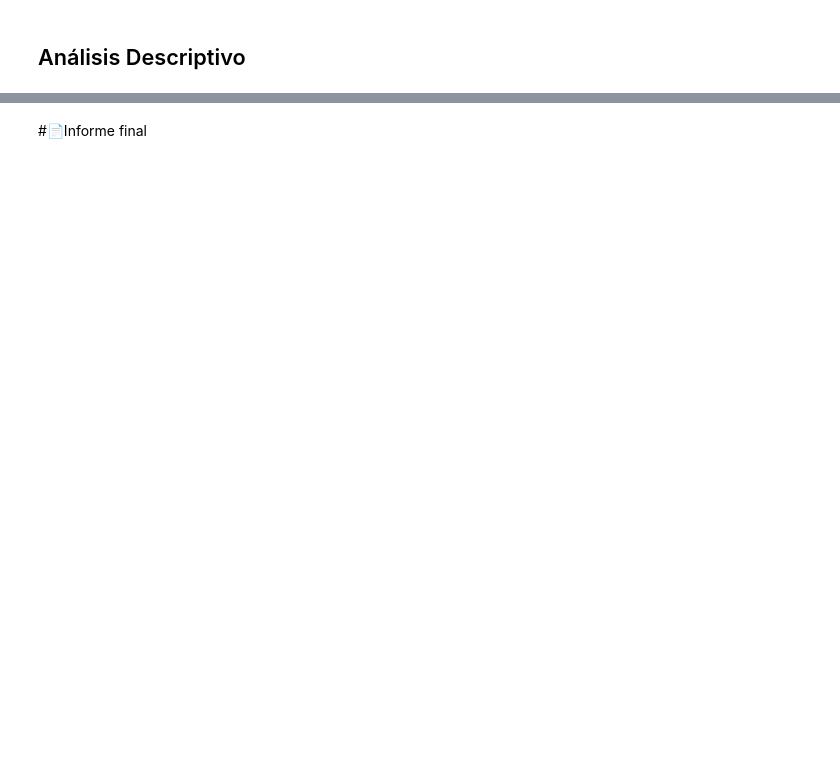
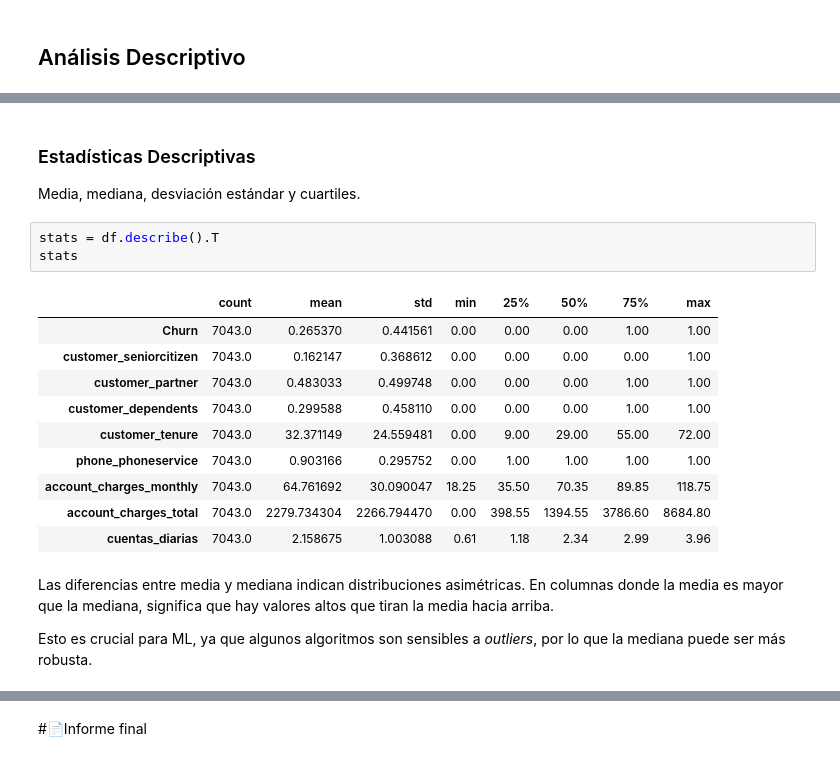
Before and after one commit to marianoInsa/ONE-TelecomX, a Jupyter notebook: Challenge-TelecomX.ipynb, the cells around one changed output, grey strips where cells are left out. Cells and saved outputs as stored; diff of their text form; blank space fills up the shorter version.

Commit message:
add: estadísticas descriptivas

```diff
--- a/Challenge-TelecomX.ipynb
+++ b/Challenge-TelecomX.ipynb
@@ -680,0 +743,22 @@ cargar_datos("csv", transformed_df, "telecom_data_processed.csv")
+# %% [markdown]
+### Estadísticas Descriptivas
+
+Media, mediana, desviación estándar y cuartiles.
+# %%
+stats = df.describe().T
+stats
+# %% [output]
+|  | count | mean | std | min | 25% | 50% | 75% | max |
+| Churn | 7043.0 | 0.265370 | 0.441561 | 0.00 | 0.00 | 0.00 | 1.00 | 1.00 |
+| customer_seniorcitizen | 7043.0 | 0.162147 | 0.368612 | 0.00 | 0.00 | 0.00 | 0.00 | 1.00 |
+| customer_partner | 7043.0 | 0.483033 | 0.499748 | 0.00 | 0.00 | 0.00 | 1.00 | 1.00 |
+| customer_dependents | 7043.0 | 0.299588 | 0.458110 | 0.00 | 0.00 | 0.00 | 1.00 | 1.00 |
+| customer_tenure | 7043.0 | 32.371149 | 24.559481 | 0.00 | 9.00 | 29.00 | 55.00 | 72.00 |
+| phone_phoneservice | 7043.0 | 0.903166 | 0.295752 | 0.00 | 1.00 | 1.00 | 1.00 | 1.00 |
+| account_charges_monthly | 7043.0 | 64.761692 | 30.090047 | 18.25 | 35.50 | 70.35 | 89.85 | 118.75 |
+| account_charges_total | 7043.0 | 2279.734304 | 2266.794470 | 0.00 | 398.55 | 1394.55 | 3786.60 | 8684.80 |
+| cuentas_diarias | 7043.0 | 2.158675 | 1.003088 | 0.61 | 1.18 | 2.34 | 2.99 | 3.96 |
+# %% [markdown]
+Las diferencias entre media y mediana indican distribuciones asimétricas. En columnas donde la media es mayor que la mediana, significa que hay valores altos que tiran la media hacia arriba.
+
+Esto es crucial para ML, ya que algunos algoritmos son sensibles a _outliers_, por lo que la mediana puede ser más robusta.
```
Also changed, not shown: parts of 12 cells of this notebook.
